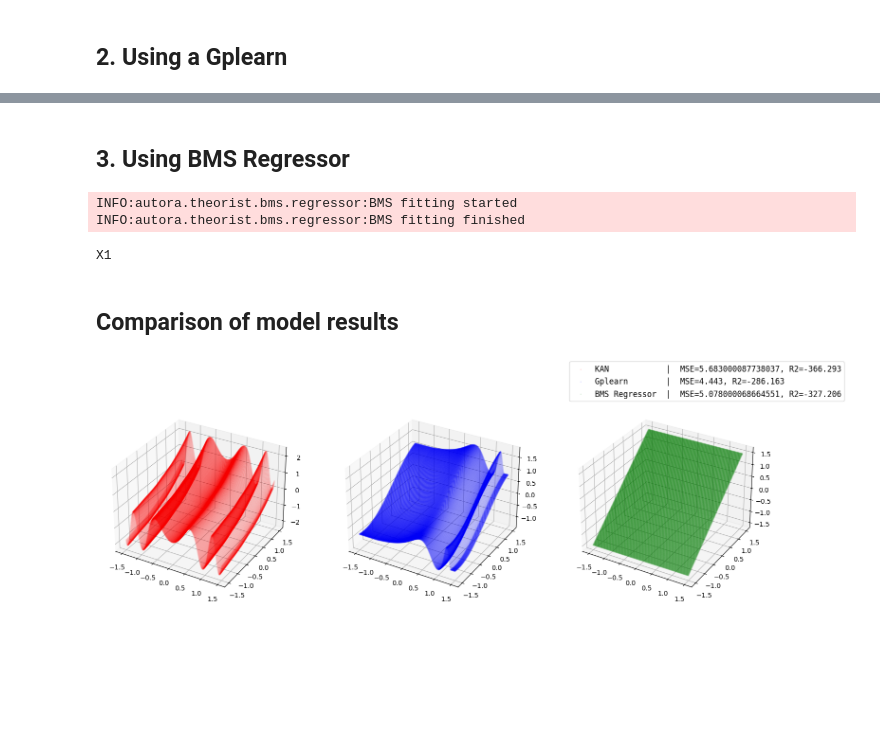
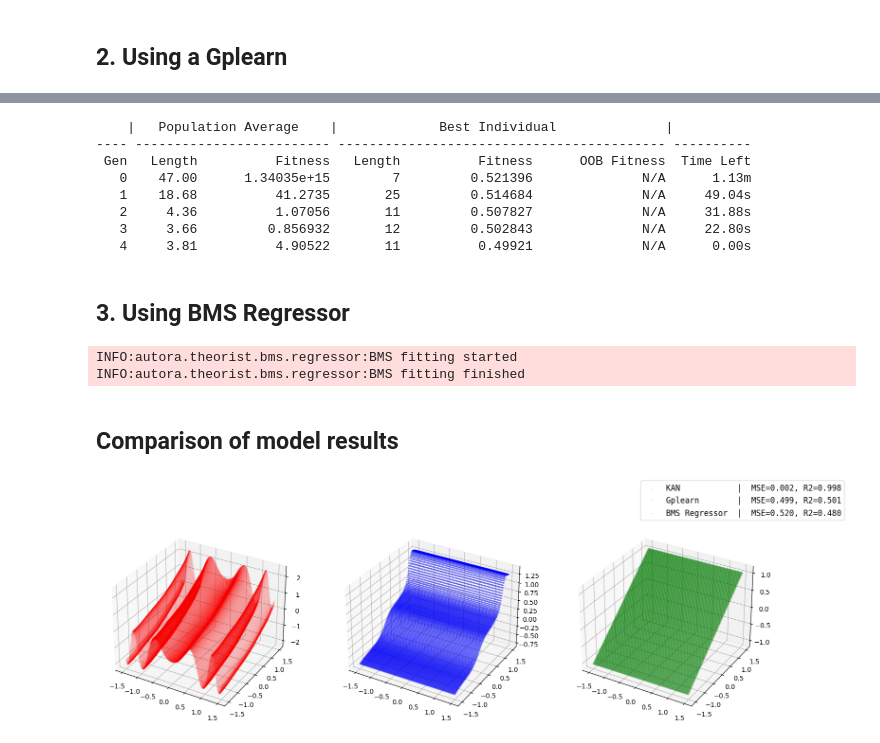
Before and after one commit to MrPio/KAN-Symbolic_Regression, a Jupyter notebook: Comparison_of_different_methods_for_SR_multivariate.ipynb, the cells around one changed output, grey strips where cells are left out. Drawn from its saved outputs; the diff is of its cells as text; code cells hidden in the pictures; blank space fills up the shorter version.

```diff
--- a/Comparison_of_different_methods_for_SR_multivariate.ipynb
+++ b/Comparison_of_different_methods_for_SR_multivariate.ipynb
@@ -109,40 +94,55 @@ SymbolicRegressor(function_set=('add', 'mul', 'sin',
+# %%
+genetic_model.fit(Xs, Ys)
+with open("multivariate_gplearn_model.pkl", "wb") as f:
+    pickle.dump(genetic_model, f)
+# %% [output]
+    |   Population Average    |             Best Individual              |
+---- ------------------------- ------------------------------------------ ----------
+ Gen   Length          Fitness   Length          Fitness      OOB Fitness  Time Left
+   0    47.00      1.34035e+15        7         0.521396              N/A      1.13m
+   1    18.68          41.2735       25         0.514684              N/A     49.04s
+   2     4.36          1.07056       11         0.507827              N/A     31.88s
+   3     3.66         0.856932       12         0.502843              N/A     22.80s
+   4     3.81          4.90522       11          0.49921              N/A      0.00s
 # %% [markdown]
 ## 3. Using BMS Regressor
+# %%
+with open("multivariate_bms_model.pkl", "rb") as f:
+    bms_model: BMSRegressor = pickle.load(f)
 # %%
 bms_model = BMSRegressor(
-    epochs=5,
-    ts=[1.0] + [1.03 ** k for k in range(1, 100)],
+    epochs=200,
+    ts=[1.0] + [1.03 ** k for k in range(1, 40)],
 )
-# %%
-bms_model.fit(Xs, Ys)
-# %% [output]
-INFO:autora.theorist.bms.regressor:BMS fitting started
-INFO:autora.theorist.bms.regressor:BMS fitting finished
-X1
+# %%
+bms_model.fit(Xs, Ys)
+with open("multivariate_bms_model.pkl", "wb") as f:
+    pickle.dump(bms_model, f)
+# %% [output]
+INFO:autora.theorist.bms.regressor:BMS fitting started
+INFO:autora.theorist.bms.regressor:BMS fitting finished
 # %% [markdown]
 ## Comparison of model results
 # %%
 Xs2 = torch.cartesian_prod(torch.linspace(-1.5, 1.5, 500), torch.linspace(-1.5, 1.5, 150))
-Ys2 = sin_exp(Xs2*1.5/4) # TODO
 with torch.no_grad():
-    kan_pred = kan_model(Xs2)
-    genetic_pred = genetic_model.predict(Xs2)
-    bms_pred = bms_model.predict(Xs2)
+    kan_pred = kan_model(Xs), kan_model(Xs2)
+    genetic_pred = genetic_model.predict(Xs), genetic_model.predict(Xs2)
+    bms_pred = bms_model.predict(Xs), bms_model.predict(Xs2)
 
 fig = plt.figure(figsize=(18, 6))
 models = [('KAN', kan_pred, fig.add_subplot(131, projection='3d'), 'red'),
           ('Gplearn', genetic_pred, fig.add_subplot(132, projection='3d'), 'blue'),
-          ('BMS Regressor', bms_pred, fig.add_subplot(133, projection='3d'), 'green')]
+          ('BMS Regressor', bms_pred, fig.add_subplot(133, projection='3d'), 'green')
+          ]
 handles = []
 for pred in models:
-    mse, r2 = mean_squared_error(Ys2, pred[1]), r2_score(Ys2, pred[1])
-    handles.append(pred[2].scatter(Xs2[:, 0], Xs2[:, 1], pred[1],
-                                   label=f'{pred[0]}{" " * (max(map(lambda x: len(x[0]), models)) - len(pred[0]))}  |  MSE={round(mse, 3)}, R2={round(r2, 3)}',
+    mse, r2 = mean_squared_error(Ys, pred[1][0]), r2_score(Ys, pred[1][0])
+    handles.append(pred[2].scatter(Xs2[:, 0], Xs2[:, 1], pred[1][1],
+                                   label=f'{pred[0]}{" " * (max(map(lambda x: len(x[0]), models)) - len(pred[0]))}  |  MSE={mse:.3f}, R2={r2:.3f}',
                                    alpha=0.1, c=pred[3], marker='.', linewidths=0.01))
 fig.legend(handles, map(lambda x: x.get_label(), handles),
            prop=font_manager.FontProperties(family='monospace', size=12))
-# ax = fig.add_subplot(131, projection='3d')
-# ax.scatter(Xs2[:, 0], Xs2[:, 1], Ys2, alpha=0.1, marker='.', linewidths=0.01)
 plt.show()
 # %% [output]
-[figure, old version]
+[figure, new version]
```
Also changed, not shown: parts of 7 cells of this notebook, 1 other file.
